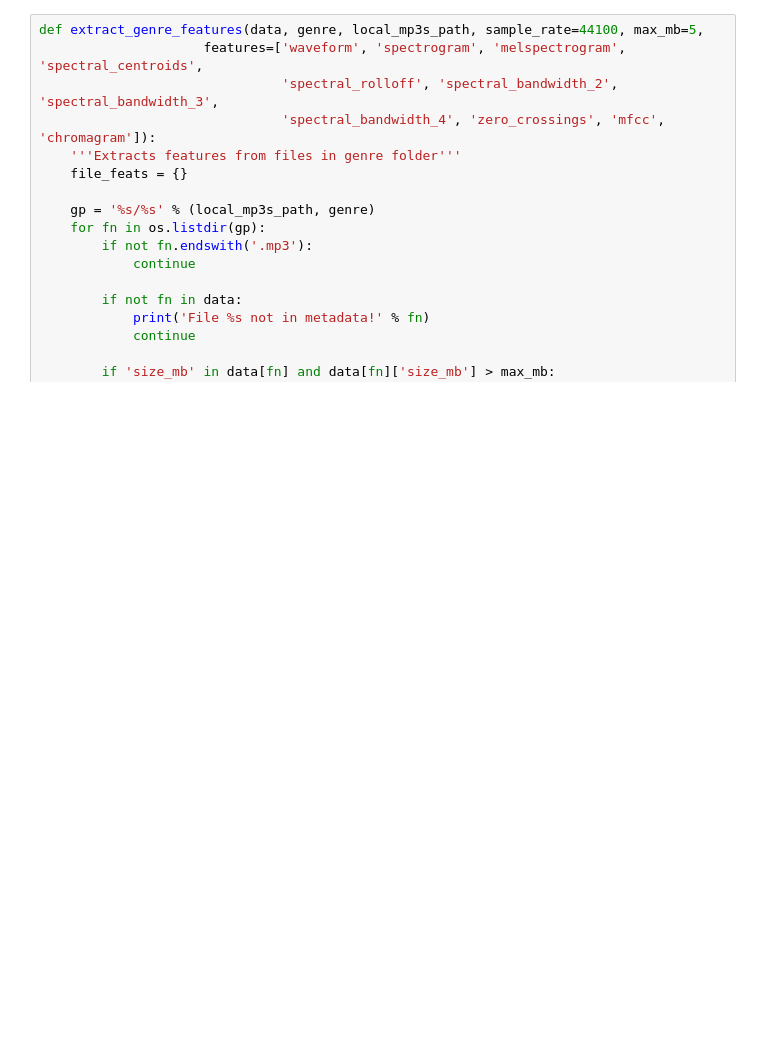
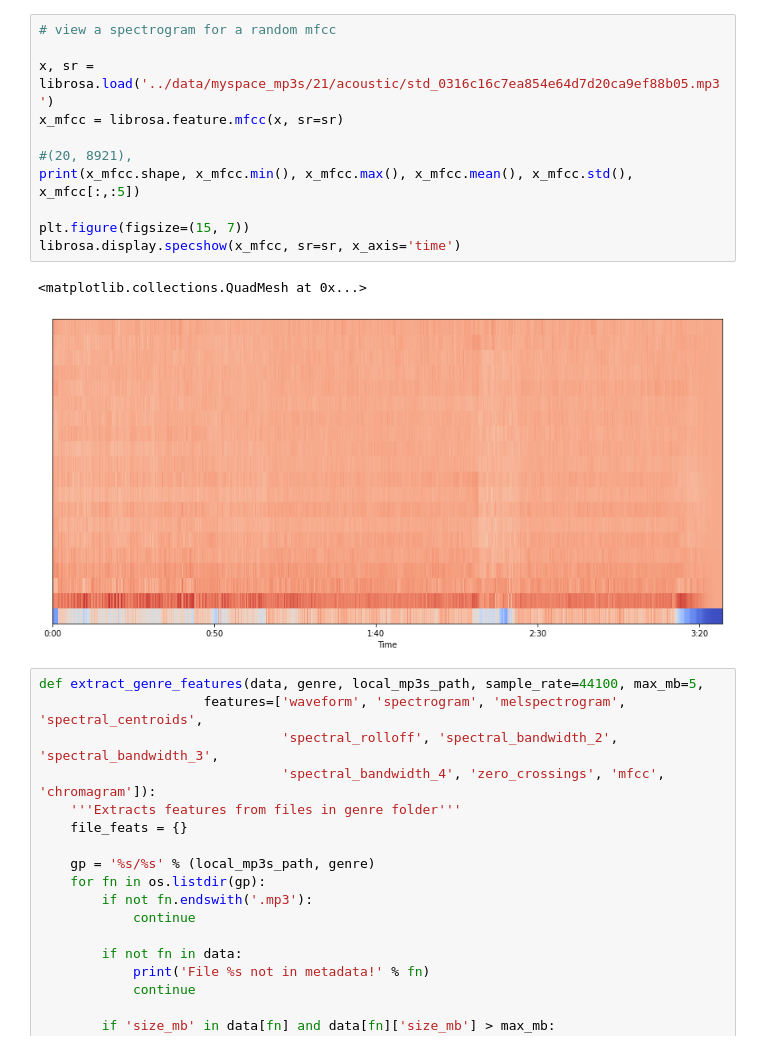
Before and after one commit to barrelchester/ml.music-modeling, a Jupyter notebook: dev/mp3_feature_extraction.ipynb, the cells around one changed output. Drawn from its saved outputs; the diff is of its cells as text; blank space fills up the shorter version.

Commit message:
pulled 67K myspace files, sorted to genres, extracted mfccs, wrote binary classifier

```diff
--- a/dev/mp3_feature_extraction.ipynb
+++ b/dev/mp3_feature_extraction.ipynb
@@ -46,3 +278,17 @@ genre_map = read_genre_map(genre_map_path)
+# %%
+# view a spectrogram for a random mfcc
+
+x, sr = librosa.load('../data/myspace_mp3s/21/acoustic/std_0316c16c7ea854e64d7d20ca9ef88b05.mp3')
+x_mfcc = librosa.feature.mfcc(x, sr=sr)
+
+#(20, 8921),
+print(x_mfcc.shape, x_mfcc.min(), x_mfcc.max(), x_mfcc.mean(), x_mfcc.std(), x_mfcc[:,:5])
+
+plt.figure(figsize=(15, 7))
+librosa.display.specshow(x_mfcc, sr=sr, x_axis='time')
+# %% [output]
+<matplotlib.collections.QuadMesh at 0x...>
+[figure, added]
 # %%
 def extract_genre_features(data, genre, local_mp3s_path, sample_rate=44100, max_mb=5,
                      features=['waveform', 'spectrogram', 'melspectrogram', 'spectral_centroids',
```
Also changed, not shown: parts of 15 cells of this notebook, 2 other files.
